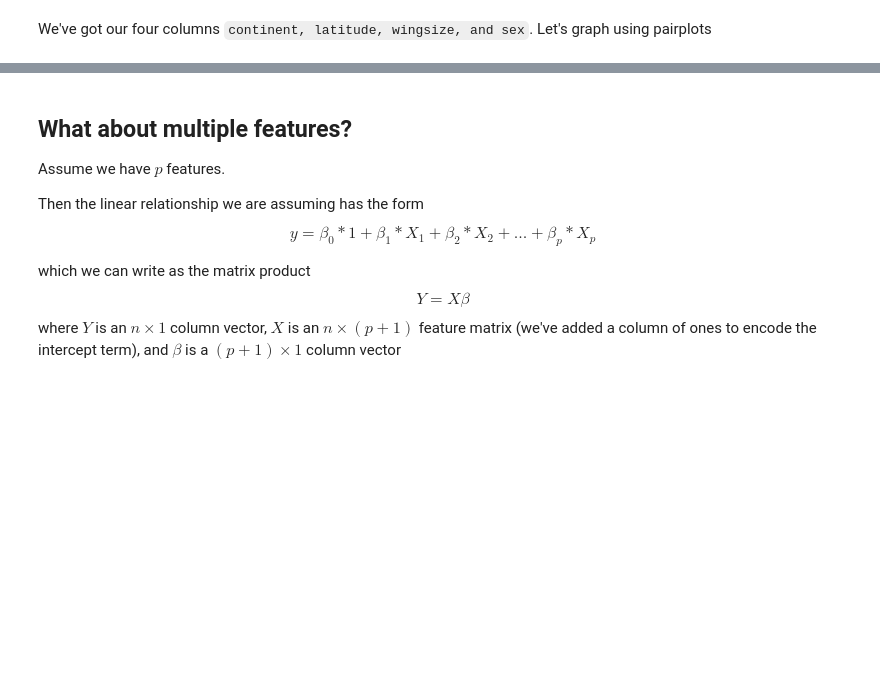
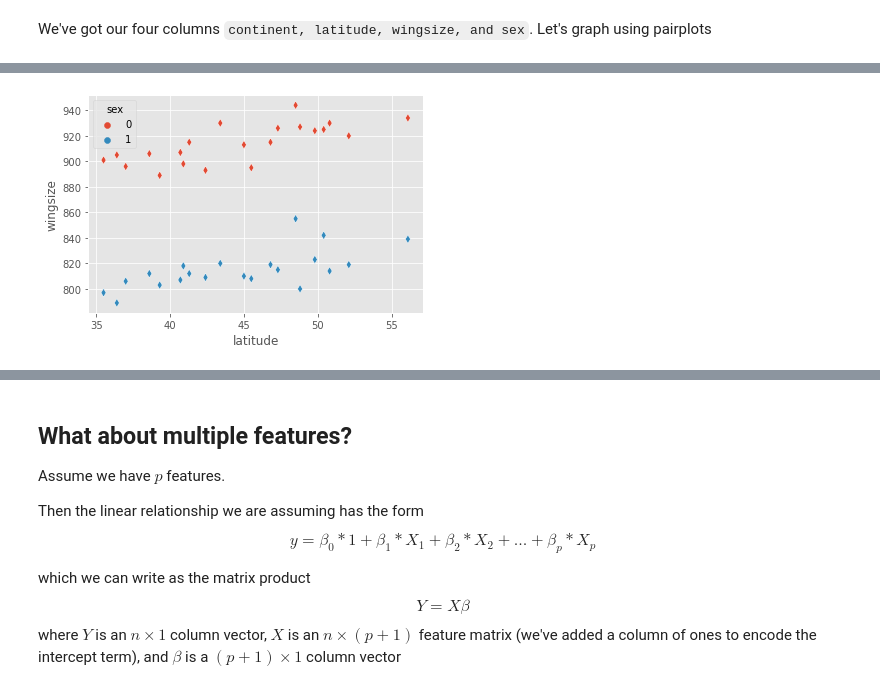
Before and after one commit to seanreed1111/dai-regression, a Jupyter notebook: linear-regression-2.ipynb, the cells around one changed output, grey strips where cells are left out. Saved outputs shown, nothing was run; the diff lists cells and outputs as text; code cells hidden in the pictures; blank space fills up the shorter version.

```diff
--- a/linear-regression-2.ipynb
+++ b/linear-regression-2.ipynb
@@ -198,0 +284,4 @@ The pairplot shows that this dataset has a mix of continuous and categorical dat
+# %%
+sns.scatterplot(x='latitude', y='wingsize', data=insects, marker='d', hue='sex');
+# %% [output]
+[figure, added]
```
Also changed, not shown: parts of 32 cells of this notebook, 1 other file.
